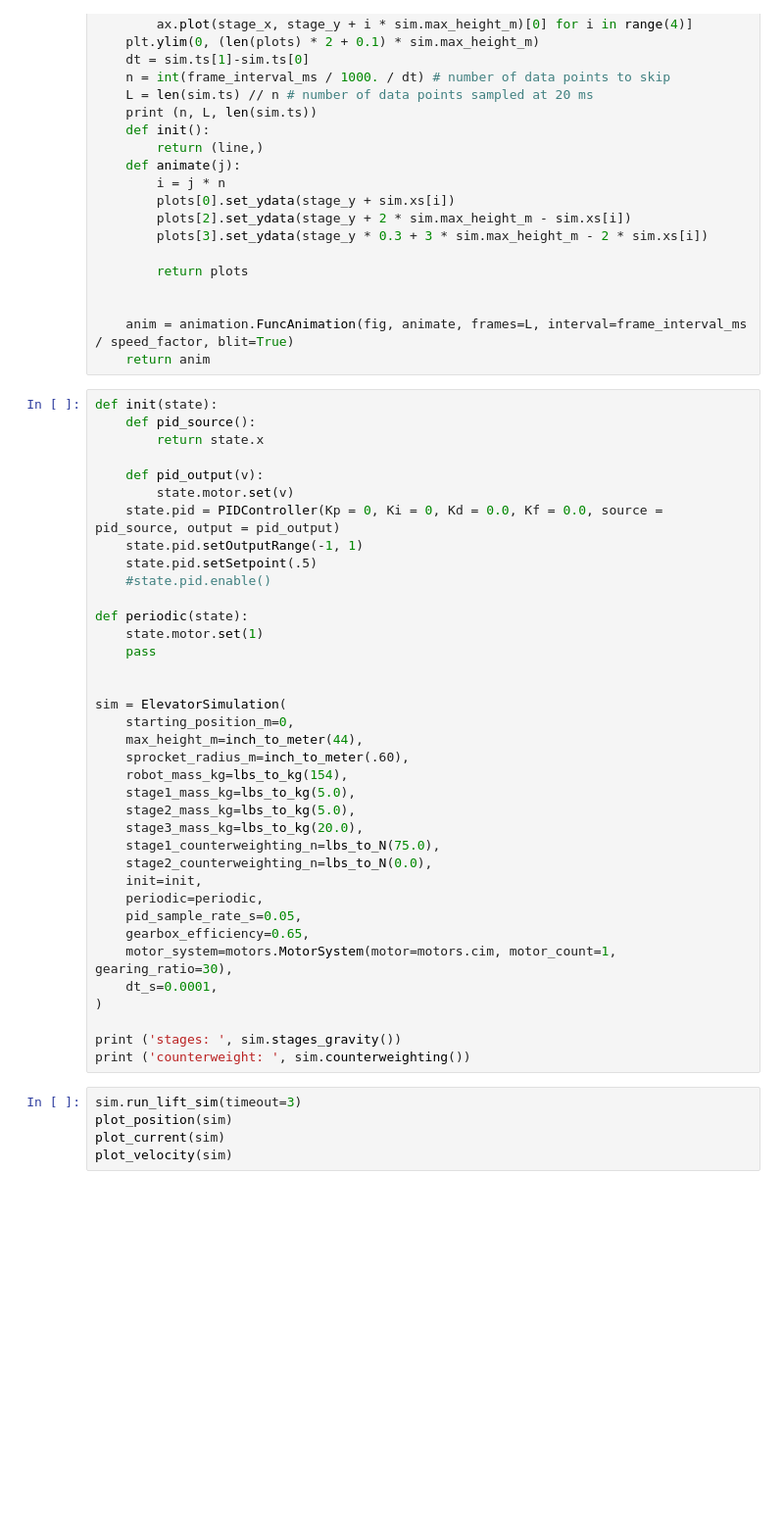
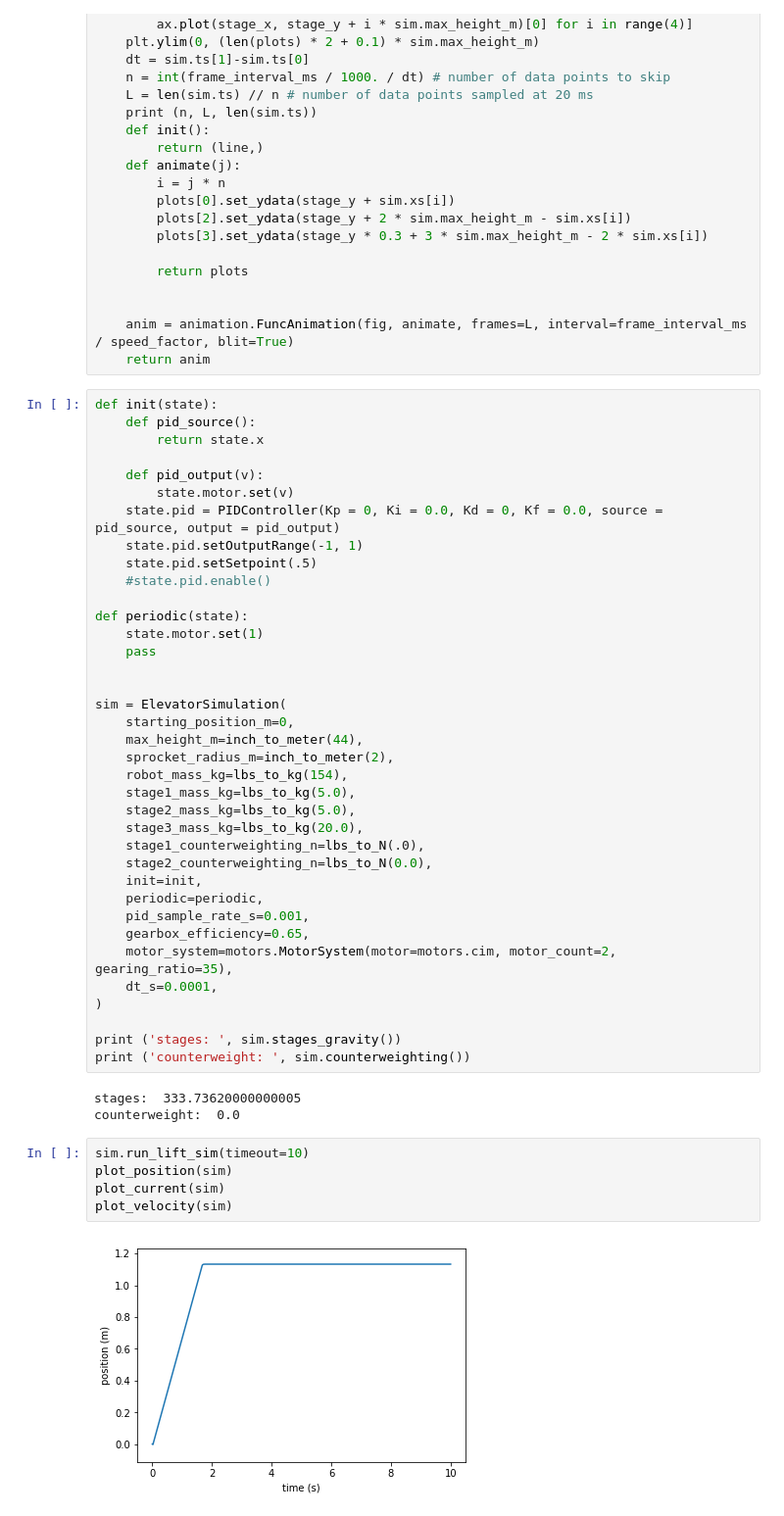
Before and after one commit to ariovistus/mechsim, a Jupyter notebook: elevator.ipynb, the cells around one changed output. Shown at 98% size. Drawn from its saved outputs; the diff is of its cells as text; blank space fills up the shorter version.

```diff
--- a/elevator.ipynb
+++ b/elevator.ipynb
@@ -95,7 +99,7 @@ def init(state):
 
     def pid_output(v):
         state.motor.set(v)
-    state.pid = PIDController(Kp = 0, Ki = 0, Kd = 0.0, Kf = 0.0, source = pid_source, output = pid_output)
+    state.pid = PIDController(Kp = 0, Ki = 0.0, Kd = 0, Kf = 0.0, source = pid_source, output = pid_output)
     state.pid.setOutputRange(-1, 1)
     state.pid.setSetpoint(.5)
     #state.pid.enable()
@@ -108,25 +112,30 @@ def periodic(state):
 sim = ElevatorSimulation(
     starting_position_m=0,
     max_height_m=inch_to_meter(44),
-    sprocket_radius_m=inch_to_meter(.60),
+    sprocket_radius_m=inch_to_meter(2),
     robot_mass_kg=lbs_to_kg(154),
     stage1_mass_kg=lbs_to_kg(5.0),
     stage2_mass_kg=lbs_to_kg(5.0),
     stage3_mass_kg=lbs_to_kg(20.0),
-    stage1_counterweighting_n=lbs_to_N(75.0),
+    stage1_counterweighting_n=lbs_to_N(.0),
     stage2_counterweighting_n=lbs_to_N(0.0),
     init=init,
     periodic=periodic,
-    pid_sample_rate_s=0.05,
+    pid_sample_rate_s=0.001,
     gearbox_efficiency=0.65,
-    motor_system=motors.MotorSystem(motor=motors.cim, motor_count=1, gearing_ratio=30),
+    motor_system=motors.MotorSystem(motor=motors.cim, motor_count=2, gearing_ratio=35),
     dt_s=0.0001,
 )
 
 print ('stages: ', sim.stages_gravity())
 print ('counterweight: ', sim.counterweighting())
+# %% [output]
+stages:  333.73620000000005
+counterweight:  0.0
 # %%
-sim.run_lift_sim(timeout=3)
+sim.run_lift_sim(timeout=10)
 plot_position(sim)
 plot_current(sim)
 plot_velocity(sim)
+# %% [output]
+[figure, added]
```
Also changed, not shown: parts of 5 cells of this notebook, 1 other file.
